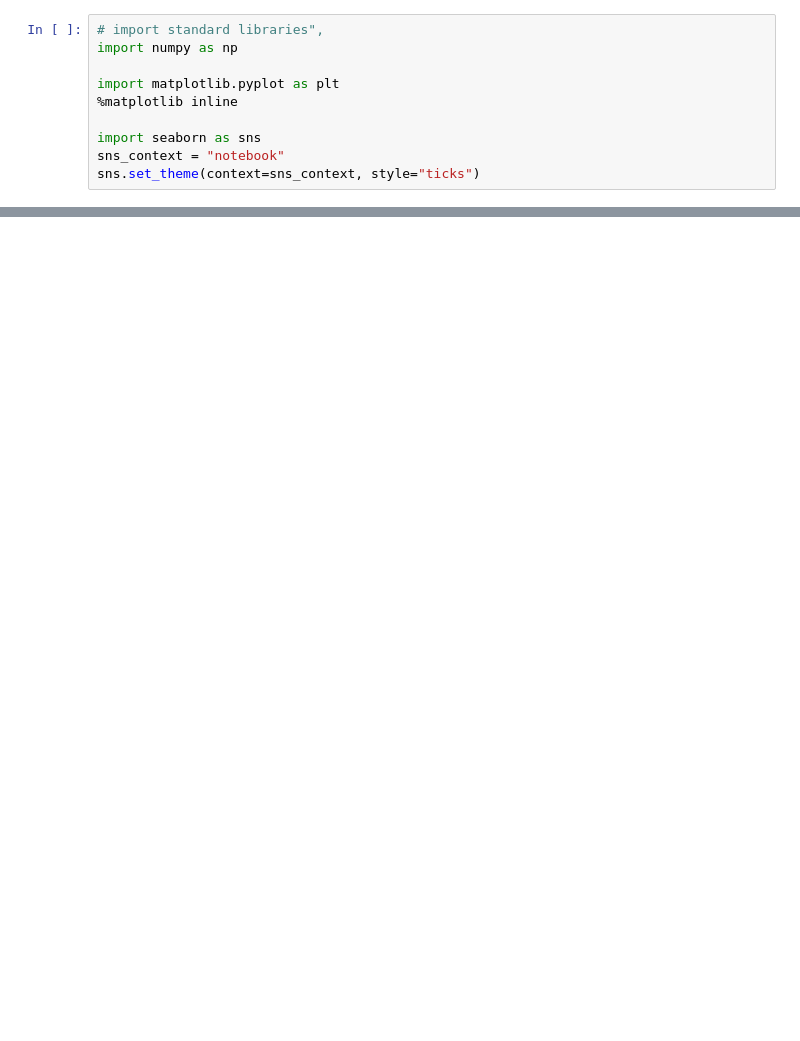
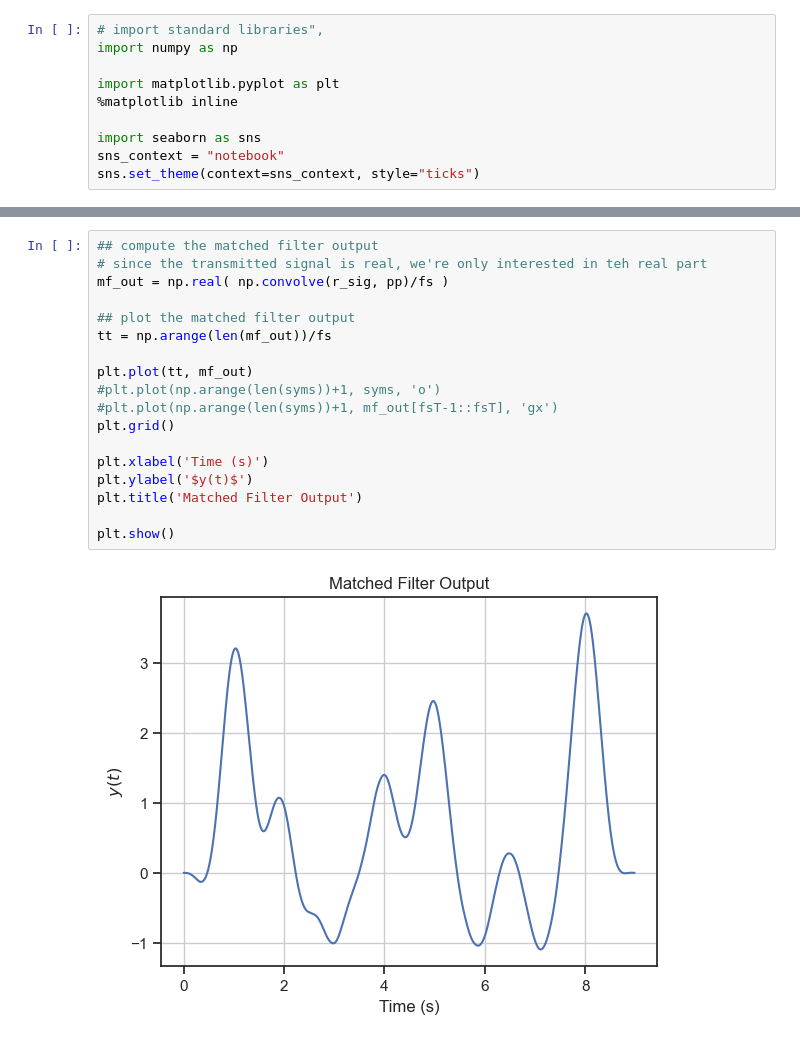
Before and after one commit to bepepa/UG-comms, a Jupyter notebook: notebooks/030_matched_filter.ipynb, the cells around one changed output, grey strips where cells are left out. Drawn from its saved outputs; the diff is of its cells as text; blank space fills up the shorter version.

```diff
--- a/notebooks/030_matched_filter.ipynb
+++ b/notebooks/030_matched_filter.ipynb
@@ -76,0 +160,20 @@ plt.show()
+# %%
+## compute the matched filter output
+# since the transmitted signal is real, we're only interested in teh real part
+mf_out = np.real( np.convolve(r_sig, pp)/fs )
+
+## plot the matched filter output
+tt = np.arange(len(mf_out))/fs
+
+plt.plot(tt, mf_out)
+#plt.plot(np.arange(len(syms))+1, syms, 'o')
+#plt.plot(np.arange(len(syms))+1, mf_out[fsT-1::fsT], 'gx')
+plt.grid()
+
+plt.xlabel('Time (s)')
+plt.ylabel('$y(t)$')
+plt.title('Matched Filter Output')
+
+plt.show()
+# %% [output]
+[figure, added]
```
Also changed, not shown: parts of 26 cells of this notebook.
